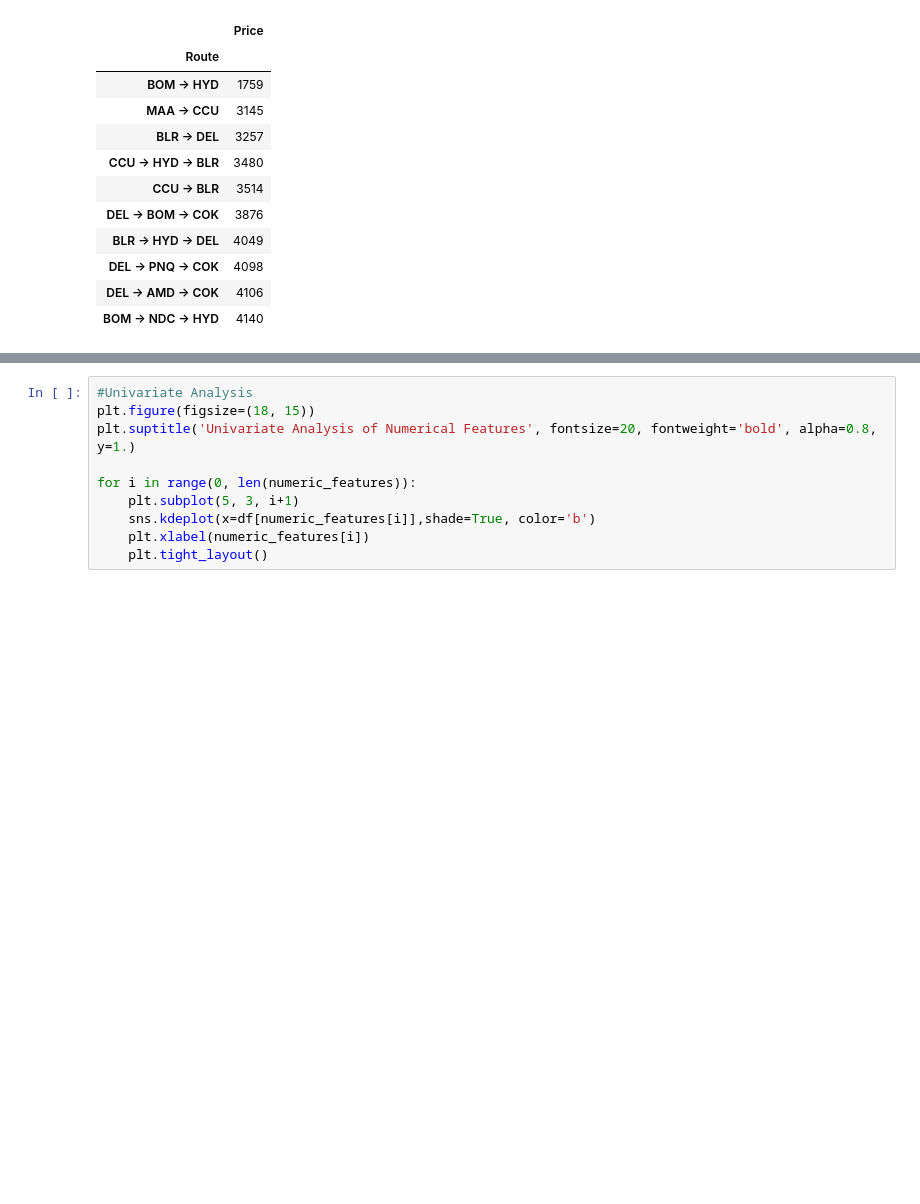
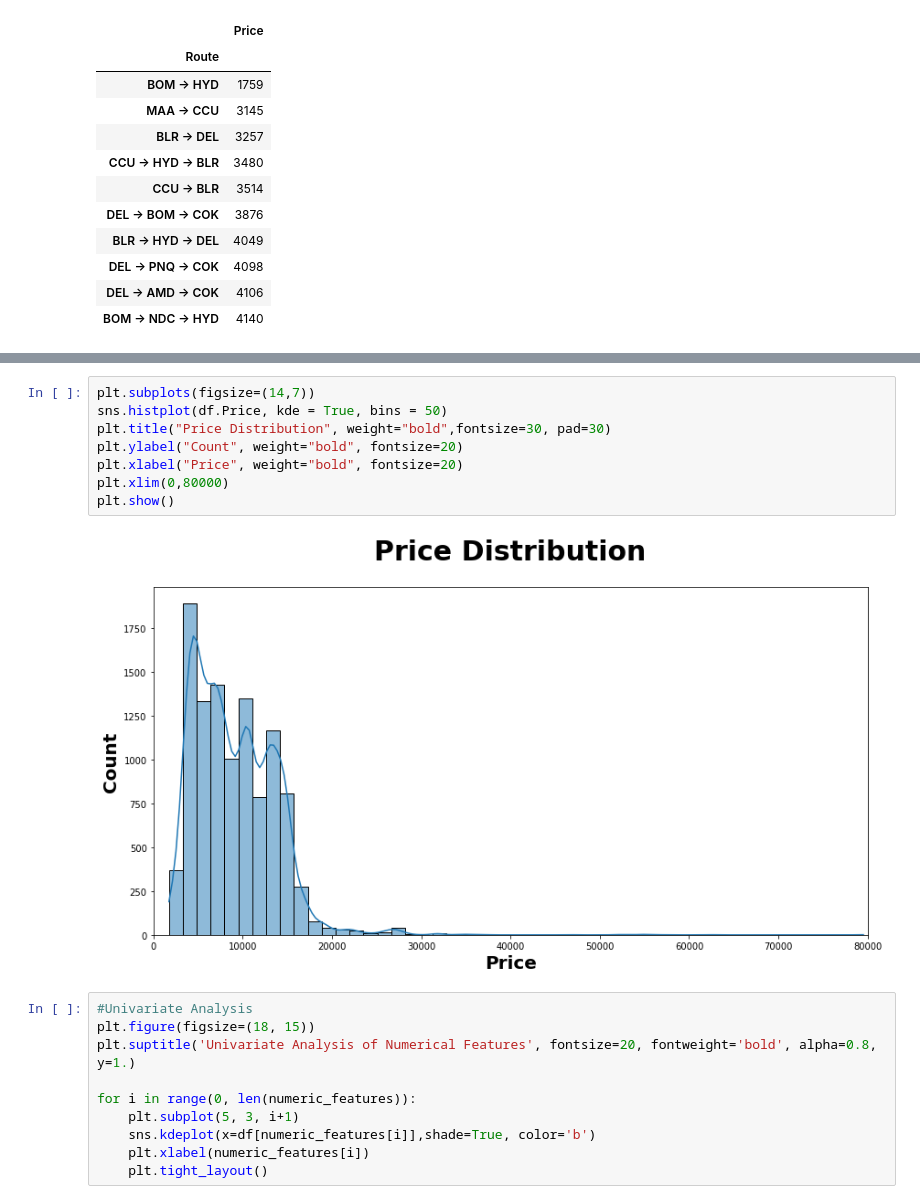
Before and after one commit to arnabpani/EDA, a Jupyter notebook: Flight Fare Prediction EDA.ipynb, the cells around one changed output, grey strips where cells are left out. Cells and saved outputs as stored; diff of their text form; blank space fills up the shorter version.

```diff
--- a/Flight Fare Prediction EDA.ipynb
+++ b/Flight Fare Prediction EDA.ipynb
@@ -215,3 +240,13 @@ plt.show()
+# %%
+plt.subplots(figsize=(14,7))
+sns.histplot(df.Price, kde = True, bins = 50)
+plt.title("Price Distribution", weight="bold",fontsize=30, pad=30)
+plt.ylabel("Count", weight="bold", fontsize=20)
+plt.xlabel("Price", weight="bold", fontsize=20)
+plt.xlim(0,80000)
+plt.show()
+# %% [output]
+[figure, added]
 # %%
 #Univariate Analysis
 plt.figure(figsize=(18, 15))
```
Also changed, not shown: parts of 2 cells of this notebook.
